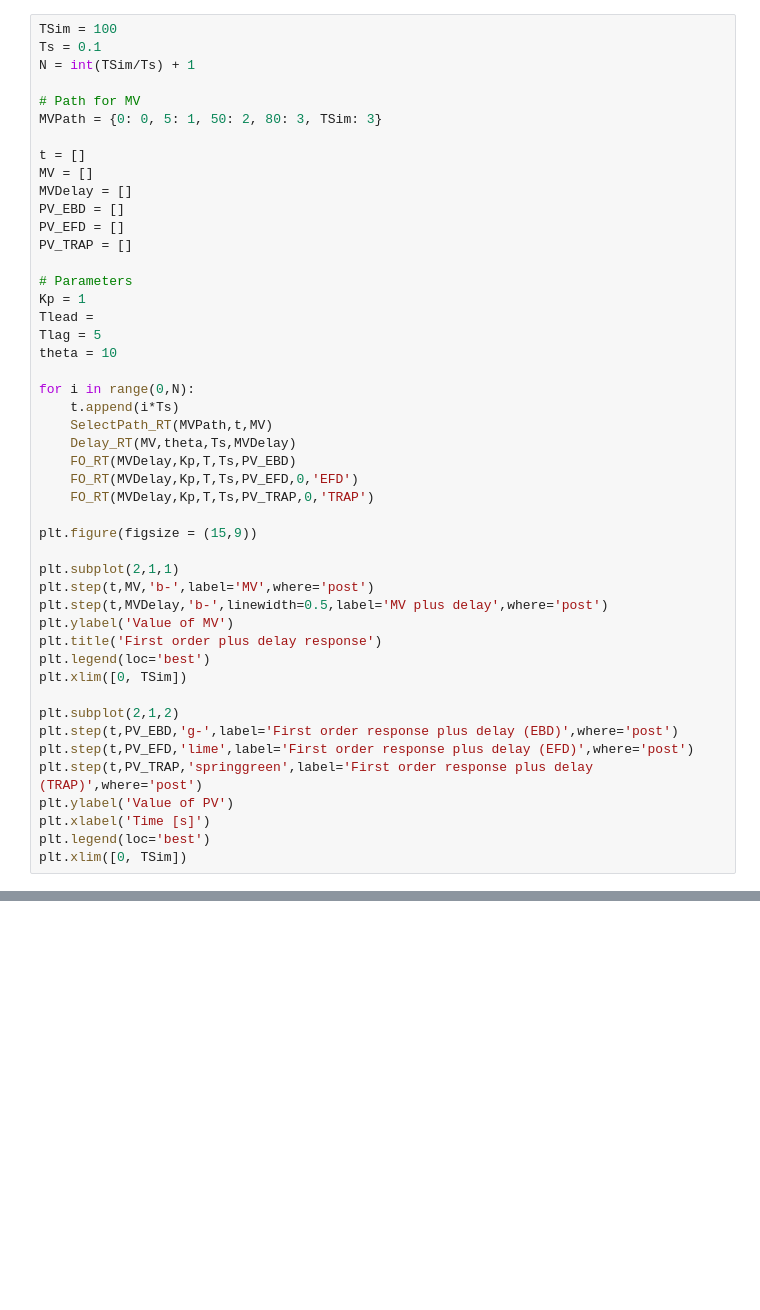
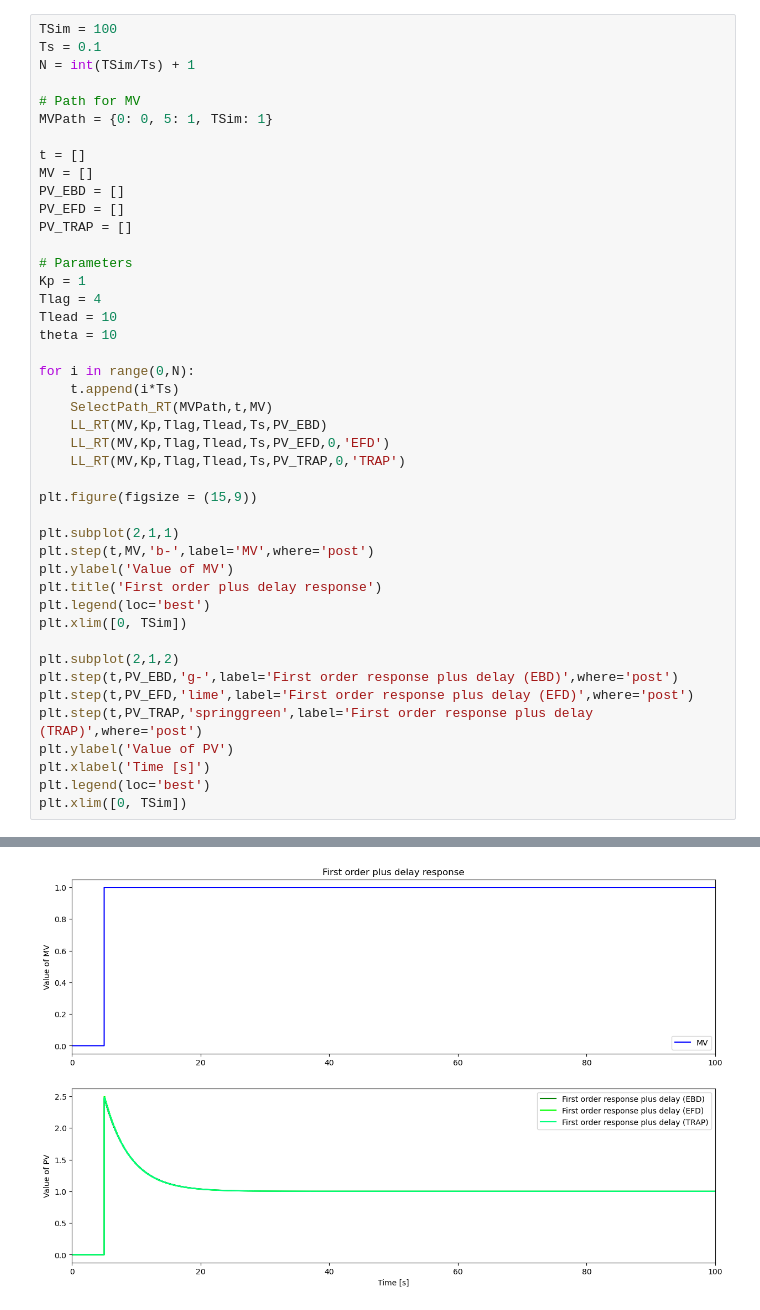
Before and after one commit to theoGstr/Labo3_Control_Theory, a Jupyter notebook: package_Lab.ipynb, the cells around one changed output, grey strips where cells are left out. Saved outputs shown, nothing was run; the diff lists cells and outputs as text; blank space fills up the shorter version.

```diff
--- a/package_Lab.ipynb
+++ b/package_Lab.ipynb
@@ -31,34 +41,31 @@ Ts = 0.1
 N = int(TSim/Ts) + 1
 
 # Path for MV
-MVPath = {0: 0, 5: 1, 50: 2, 80: 3, TSim: 3}
+MVPath = {0: 0, 5: 1, TSim: 1}
 
 t = []
 MV = []
-MVDelay = []
 PV_EBD = []
 PV_EFD = []
 PV_TRAP = []
 
 # Parameters
 Kp = 1
-Tlead =
-Tlag = 5
+Tlag = 4
+Tlead = 10
 theta = 10
 
 for i in range(0,N):
     t.append(i*Ts)
     SelectPath_RT(MVPath,t,MV)
-    Delay_RT(MV,theta,Ts,MVDelay)
-    FO_RT(MVDelay,Kp,T,Ts,PV_EBD)
-    FO_RT(MVDelay,Kp,T,Ts,PV_EFD,0,'EFD')
-    FO_RT(MVDelay,Kp,T,Ts,PV_TRAP,0,'TRAP')
+    LL_RT(MV,Kp,Tlag,Tlead,Ts,PV_EBD)
+    LL_RT(MV,Kp,Tlag,Tlead,Ts,PV_EFD,0,'EFD')
+    LL_RT(MV,Kp,Tlag,Tlead,Ts,PV_TRAP,0,'TRAP')
 
 plt.figure(figsize = (15,9))
 
 plt.subplot(2,1,1)
 plt.step(t,MV,'b-',label='MV',where='post')
-plt.step(t,MVDelay,'b-',linewidth=0.5,label='MV plus delay',where='post')
 plt.ylabel('Value of MV')
 plt.title('First order plus delay response')
 plt.legend(loc='best')
@@ -72,3 +79,4 @@ plt.ylabel('Value of PV')
 plt.xlabel('Time [s]')
 plt.legend(loc='best')
 plt.xlim([0, TSim])
+# %% [output]
@@ -74,0 +84 @@ plt.xlim([0, TSim])
+[figure, added]
```
Also changed, not shown: parts of 9 cells of this notebook, 9 other files.
